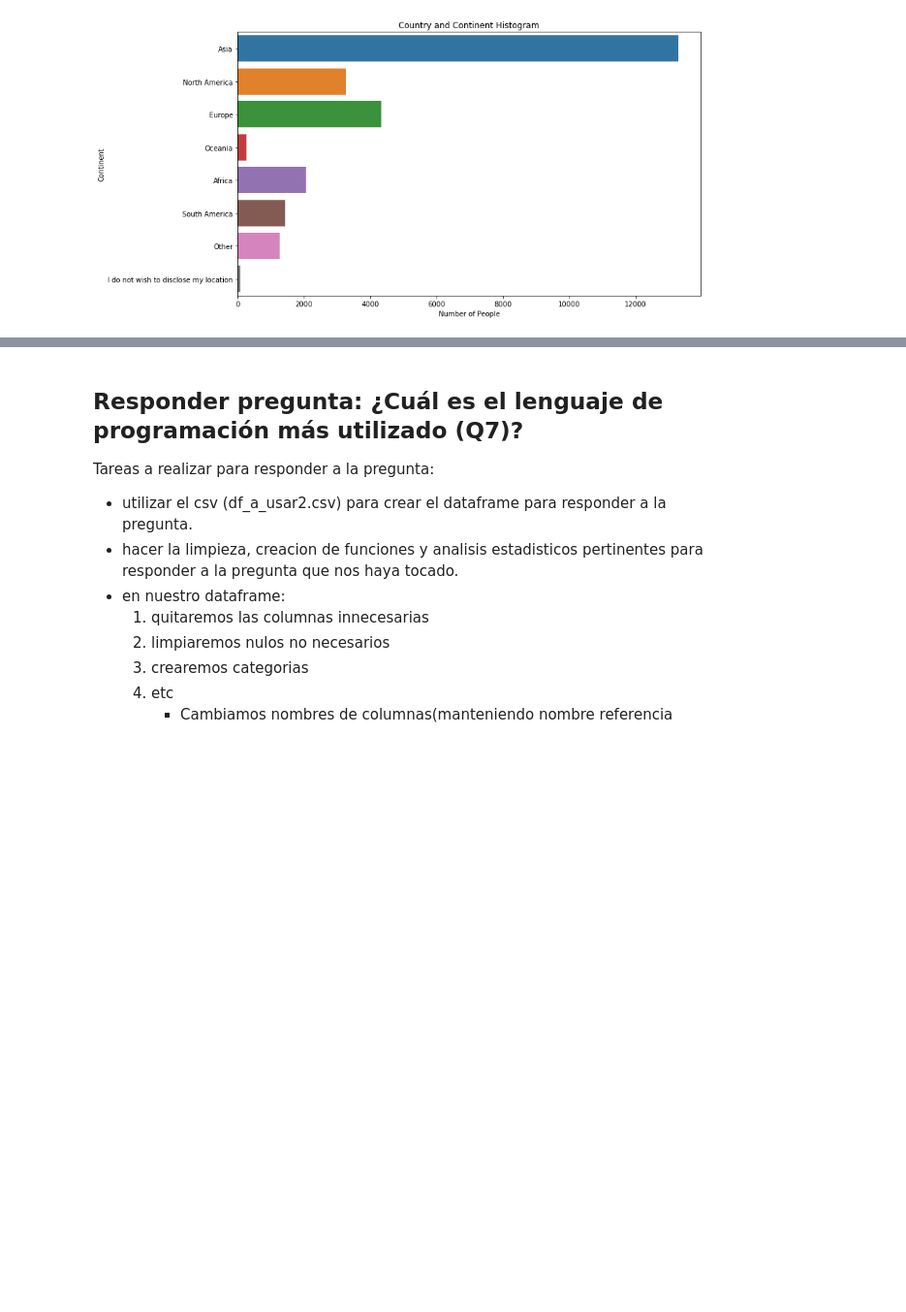
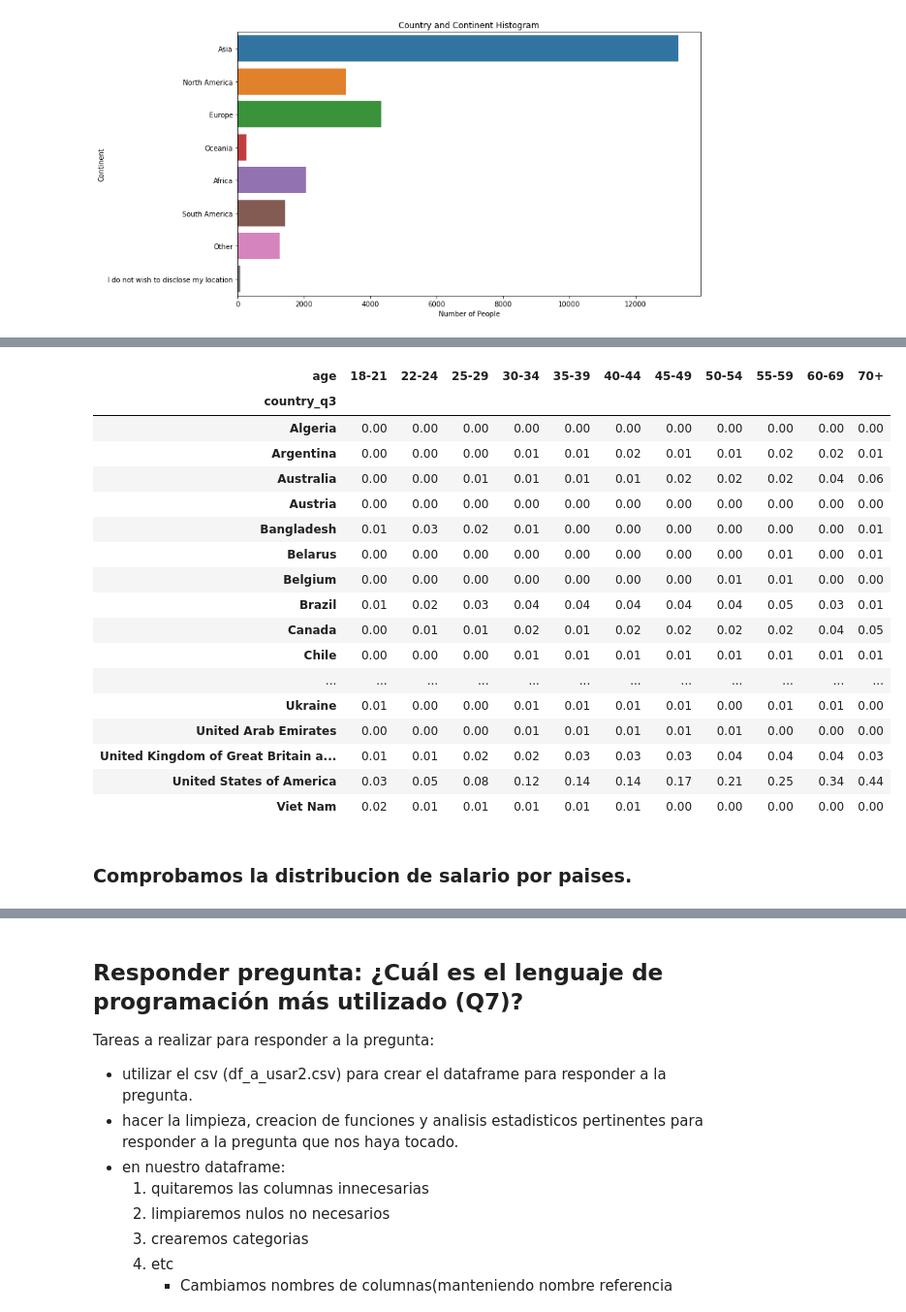
Before and after one commit to Adalab/project-da-promo-c-module-2-team-1, a Jupyter notebook: code/code_sonia.ipynb, the cells around one changed output, grey strips where cells are left out. Shown at 97% size. Drawn from its saved outputs; the diff is of its cells as text; code cells hidden in the pictures; blank space fills up the shorter version.

```diff
--- a/code/code_sonia.ipynb
+++ b/code/code_sonia.ipynb
@@ -345,0 +510,25 @@ df_country3.to_csv('../files/df_country_q3.csv')
+# %%
+#Ahora observamos la distribucion dentro de cada rango de edad por paises.
+crosstab_country_age2=pd.crosstab(df_country4['country_q3'], df_country4['age'], margins=False).apply(lambda x: round(x/x.sum(), 2), axis=0)
+crosstab_country_age2
+# %% [output]
+| age | 18-21 | 22-24 | 25-29 | 30-34 | 35-39 | 40-44 | 45-49 | 50-54 | 55-59 | 60-69 | 70+ |
+| country_q3 |  |  |  |  |  |  |  |  |  |  |  |
+| Algeria | 0.00 | 0.00 | 0.00 | 0.00 | 0.00 | 0.00 | 0.00 | 0.00 | 0.00 | 0.00 | 0.00 |
+| Argentina | 0.00 | 0.00 | 0.00 | 0.01 | 0.01 | 0.02 | 0.01 | 0.01 | 0.02 | 0.02 | 0.01 |
+| Australia | 0.00 | 0.00 | 0.01 | 0.01 | 0.01 | 0.01 | 0.02 | 0.02 | 0.02 | 0.04 | 0.06 |
+| Austria | 0.00 | 0.00 | 0.00 | 0.00 | 0.00 | 0.00 | 0.00 | 0.00 | 0.00 | 0.00 | 0.00 |
+| Bangladesh | 0.01 | 0.03 | 0.02 | 0.01 | 0.00 | 0.00 | 0.00 | 0.00 | 0.00 | 0.00 | 0.01 |
+| Belarus | 0.00 | 0.00 | 0.00 | 0.00 | 0.00 | 0.00 | 0.00 | 0.00 | 0.01 | 0.00 | 0.01 |
+| Belgium | 0.00 | 0.00 | 0.00 | 0.00 | 0.00 | 0.00 | 0.00 | 0.01 | 0.01 | 0.00 | 0.00 |
+| Brazil | 0.01 | 0.02 | 0.03 | 0.04 | 0.04 | 0.04 | 0.04 | 0.04 | 0.05 | 0.03 | 0.01 |
+| Canada | 0.00 | 0.01 | 0.01 | 0.02 | 0.01 | 0.02 | 0.02 | 0.02 | 0.02 | 0.04 | 0.05 |
+| Chile | 0.00 | 0.00 | 0.00 | 0.01 | 0.01 | 0.01 | 0.01 | 0.01 | 0.01 | 0.01 | 0.01 |
+| ... | ... | ... | ... | ... | ... | ... | ... | ... | ... | ... | ... |
+| Ukraine | 0.01 | 0.00 | 0.00 | 0.01 | 0.01 | 0.01 | 0.01 | 0.00 | 0.01 | 0.01 | 0.00 |
+| United Arab Emirates | 0.00 | 0.00 | 0.00 | 0.01 | 0.01 | 0.01 | 0.01 | 0.01 | 0.00 | 0.00 | 0.00 |
+| United Kingdom of Great Britain a... | 0.01 | 0.01 | 0.02 | 0.02 | 0.03 | 0.03 | 0.03 | 0.04 | 0.04 | 0.04 | 0.03 |
+| United States of America | 0.03 | 0.05 | 0.08 | 0.12 | 0.14 | 0.14 | 0.17 | 0.21 | 0.25 | 0.34 | 0.44 |
+| Viet Nam | 0.02 | 0.01 | 0.01 | 0.01 | 0.01 | 0.01 | 0.00 | 0.00 | 0.00 | 0.00 | 0.00 |
+# %% [markdown]
+### Comprobamos la distribucion de salario por paises.
```
Also changed, not shown: parts of 19 cells of this notebook.
